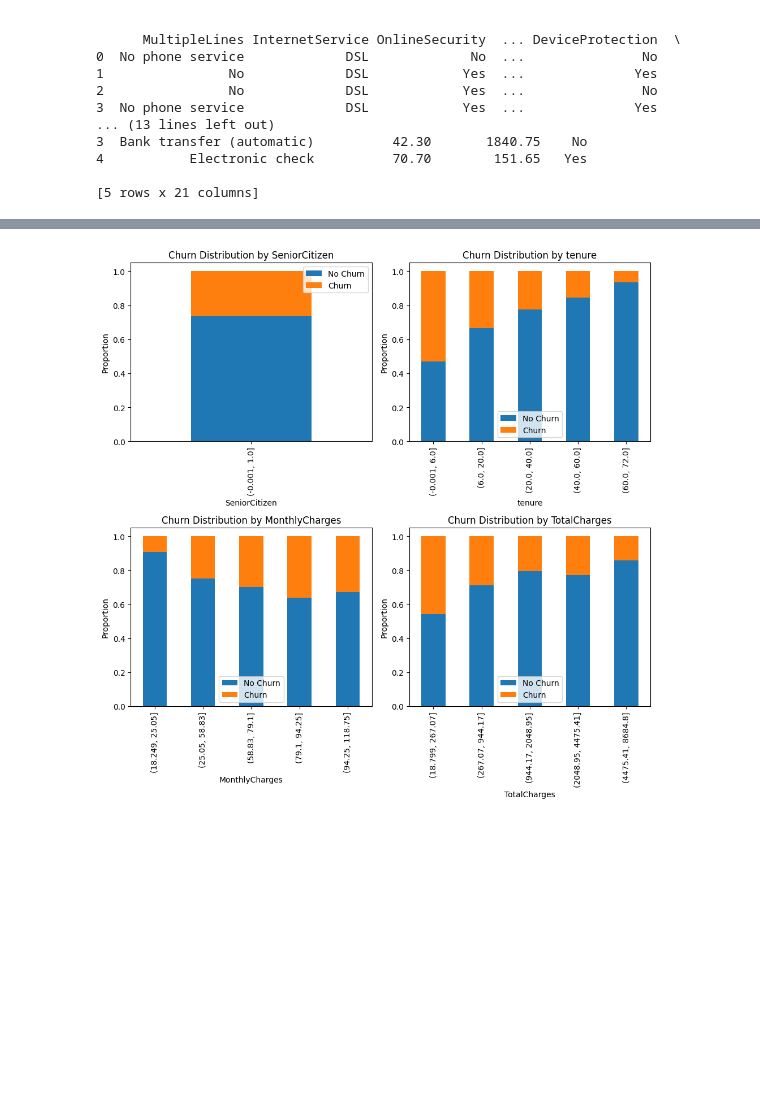
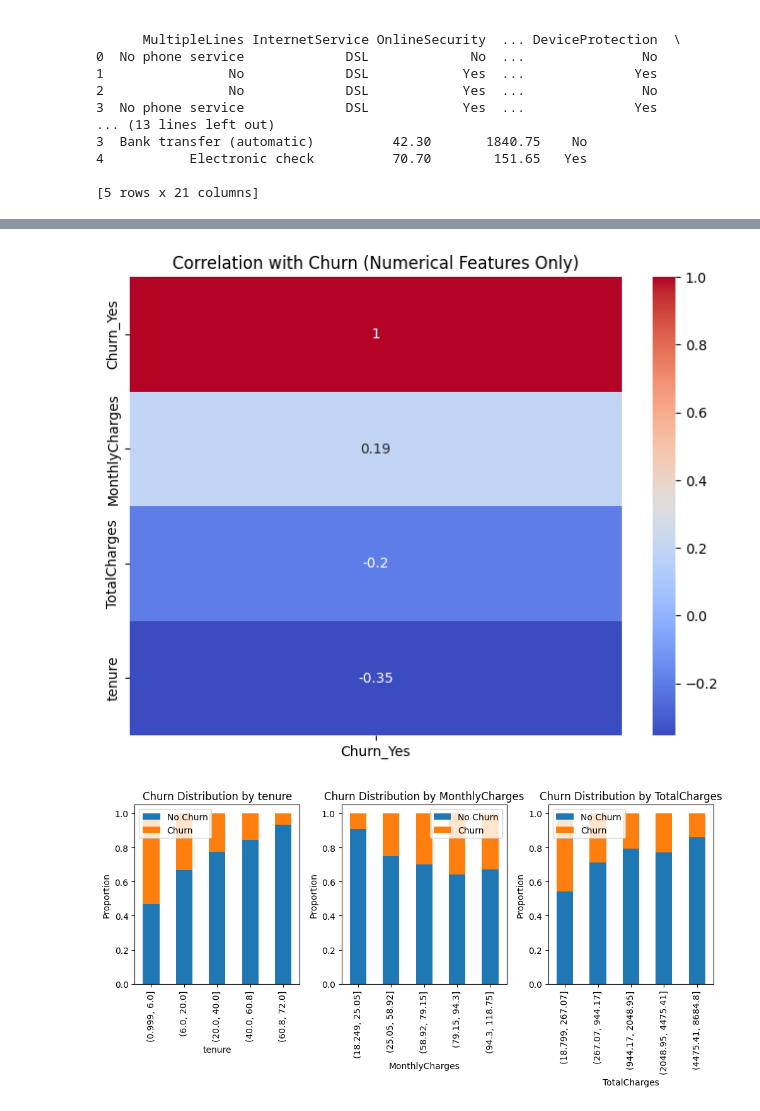
Before and after one commit to Aicha-Laribia/Telecom-Churn-Prediction, a Jupyter notebook: src/notebook.ipynb, the cells around one changed output, grey strips where cells are left out. Saved outputs shown, nothing was run; the diff lists cells and outputs as text; code cells hidden in the pictures; blank space fills up the shorter version.

```diff
--- a/src/notebook.ipynb
+++ b/src/notebook.ipynb
@@ -74,6 +74,8 @@ dtype: object
 # %%
 # type of TotalCharges is object, we need to convert it to numeric
 df['TotalCharges'] = pd.to_numeric(df['TotalCharges'], errors='coerce')
+# Drop rows with NaN in TotalCharges
+df.dropna(subset=['TotalCharges'], inplace=True)
 df.dtypes
 # %% [output]
 customerID              str
@@ -107,6 +109,7 @@ df.head()
 | 4 | Female | 0 | No | No | 2 | Yes | No | Fiber optic | ... |
 # %%
 # encoding categorical variables
+df['SeniorCitizen'] = df['SeniorCitizen'].astype('category')  # Ensure SeniorCitizen is treated as categorical
 df_encoded = pd.get_dummies(df, drop_first=True)
 df_encoded.head()
 # %% [output]
@@ -148,38 +140,0 @@ Important features based on correlation with Churn:
-# %%
-categorical_features = df.select_dtypes(include=["object"]).columns.tolist()
-categorical_features.remove("Churn")
-
-numerical_features = df.select_dtypes(include=["int64","float64"]).columns.tolist()
-
-# churn probability by categorical features all in one figure
-ncols = 4
-nrows = (len(categorical_features) + ncols - 1) // ncols  # Ceiling division
-
-fig, axes = plt.subplots(nrows, ncols, figsize=(20, 5 * nrows))
-
-axes = axes.flatten()  # Flatten to 1D array for easy indexing
-
-for i, feature in enumerate(categorical_features):
-    churn_rate = pd.crosstab(
-        df[feature],
-        df["Churn"],
-        normalize="index"
-    )
-
-    churn_rate.plot(
-        kind="bar",
-        stacked=True,
-        ax=axes[i]
-    )
-
-    axes[i].set_title(f"Churn Distribution by {feature}")
-    axes[i].set_ylabel("Proportion")
-    axes[i].set_xlabel(feature)
-    axes[i].legend(["No Churn", "Churn"])
-
-# Hide any unused subplots
-for j in range(i + 1, len(axes)):
-    axes[j].set_visible(False)
-
-plt.tight_layout()
-plt.show()
@@ -189,0 +149,9 @@ See https://pandas.pydata.org/docs/user_guide/migration-3-strings.html#string-mi
+# %%
+# Correlation heatmap for numerical features only with Churn_Yes
+numerical_cols = ['tenure', 'MonthlyCharges', 'TotalCharges', 'Churn_Yes']
+plt.figure(figsize=(8,6))
+sns.heatmap(df_encoded[numerical_cols].corr()[['Churn_Yes']].sort_values(by='Churn_Yes', ascending=False), annot=True, cmap='coolwarm')
+plt.title('Correlation with Churn (Numerical Features Only)')
+plt.show()
+# %% [output]
+[figure, added]
@@ -190,36 +161,36 @@ See https://pandas.pydata.org/docs/user_guide/migration-3-strings.html#string-mi
 # %%
 # churn probability by numerical features
-ncols = 2
+ncols = 3
 nrows = (len(numerical_features) + ncols - 1) // ncols  # Ceiling division
 
 fig, axes = plt.subplots(nrows, ncols, figsize=(10, 5 * nrows))
 axes = axes.flatten()
 
 for i, feature in enumerate(numerical_features):
     df["binned"] = pd.qcut(df[feature], q=5, duplicates="drop")
 
     churn_rate = pd.crosstab(
         df["binned"],
         df["Churn"],
 
         normalize="index"
     )
 
     churn_rate.plot(
         kind="bar",
         stacked=True,
         ax=axes[i]
     )
 
     axes[i].set_title(f"Churn Distribution by {feature}")
     axes[i].set_ylabel("Proportion")
     axes[i].set_xlabel(feature)
     axes[i].legend(["No Churn", "Churn"])
     df.drop("binned", axis=1, inplace=True)
 plt.tight_layout()
 plt.show()
 # %% [output]
-[figure, old version]
+[figure, new version]
 # %%
 # Feature importance using mutual information
 from sklearn.feature_selection import mutual_info_classif
```
Also changed, not shown: parts of 16 cells of this notebook.
